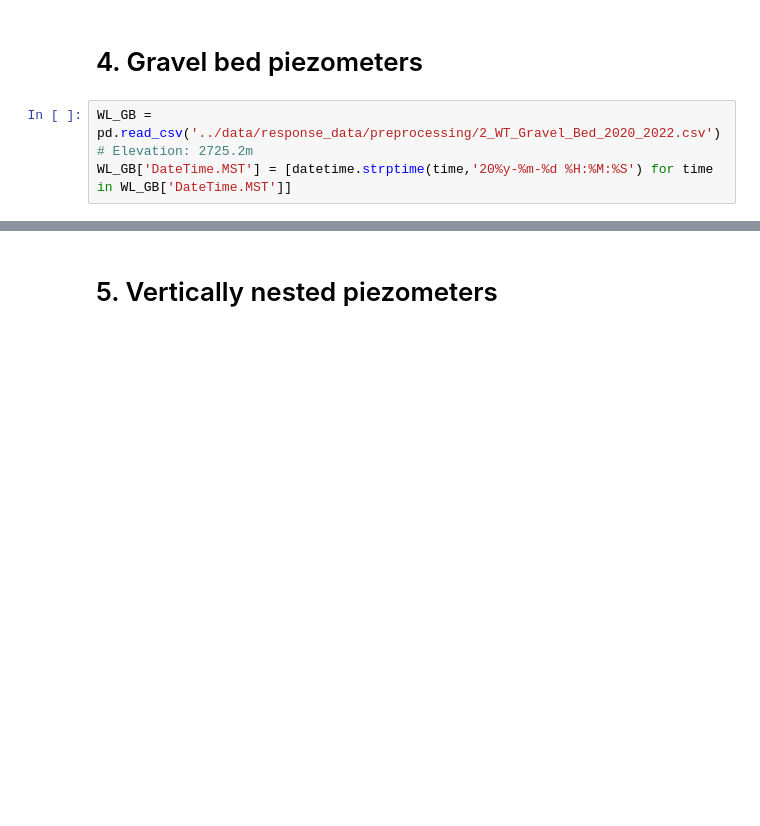
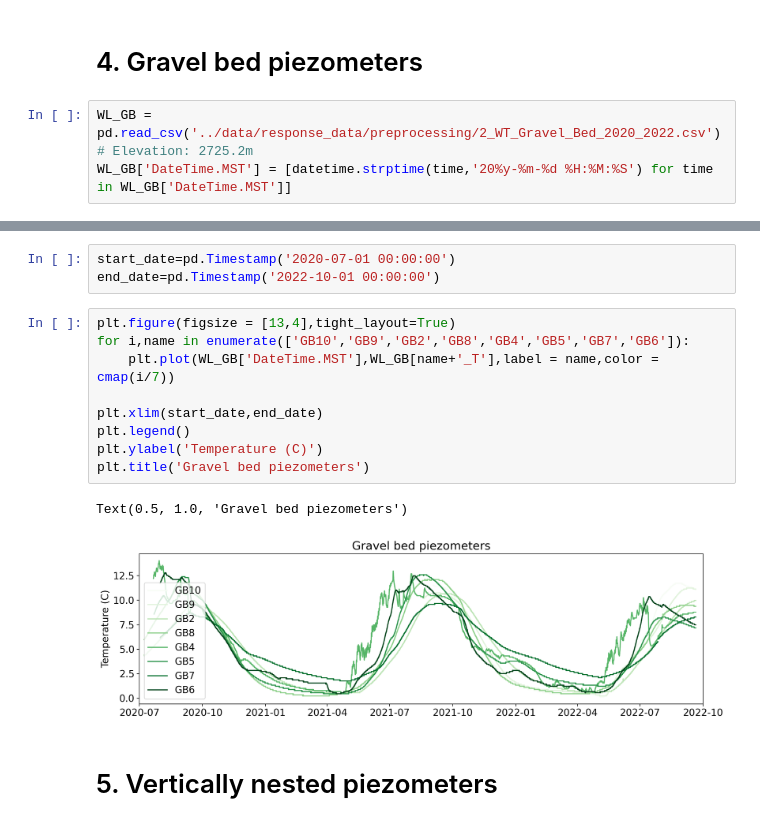
Before and after one commit to lijingwang/Beaver_Groundwater_Uncertainty, a Jupyter notebook: notebooks/02_Hydrologic_Measurement.ipynb, the cells around one changed output, grey strips where cells are left out. Cells and saved outputs as stored; diff of their text form; blank space fills up the shorter version.

```diff
--- a/notebooks/02_Hydrologic_Measurement.ipynb
+++ b/notebooks/02_Hydrologic_Measurement.ipynb
@@ -196,3 +221,18 @@ Text(0.5, 1.0, 'Gravel bed piezometers')
+# %%
+start_date=pd.Timestamp('2020-07-01 00:00:00')
+end_date=pd.Timestamp('2022-10-01 00:00:00')
+# %%
+plt.figure(figsize = [13,4],tight_layout=True)
+for i,name in enumerate(['GB10','GB9','GB2','GB8','GB4','GB5','GB7','GB6']):
+    plt.plot(WL_GB['DateTime.MST'],WL_GB[name+'_T'],label = name,color = cmap(i/7))
+
+plt.xlim(start_date,end_date)
+plt.legend()
+plt.ylabel('Temperature (C)')
+plt.title('Gravel bed piezometers')
+# %% [output]
+Text(0.5, 1.0, 'Gravel bed piezometers')
+[figure, added]
 # %% [markdown]
 # 5. Vertically nested piezometers
 # %%
```
Also changed, not shown: parts of 29 cells of this notebook, 13 other files.
